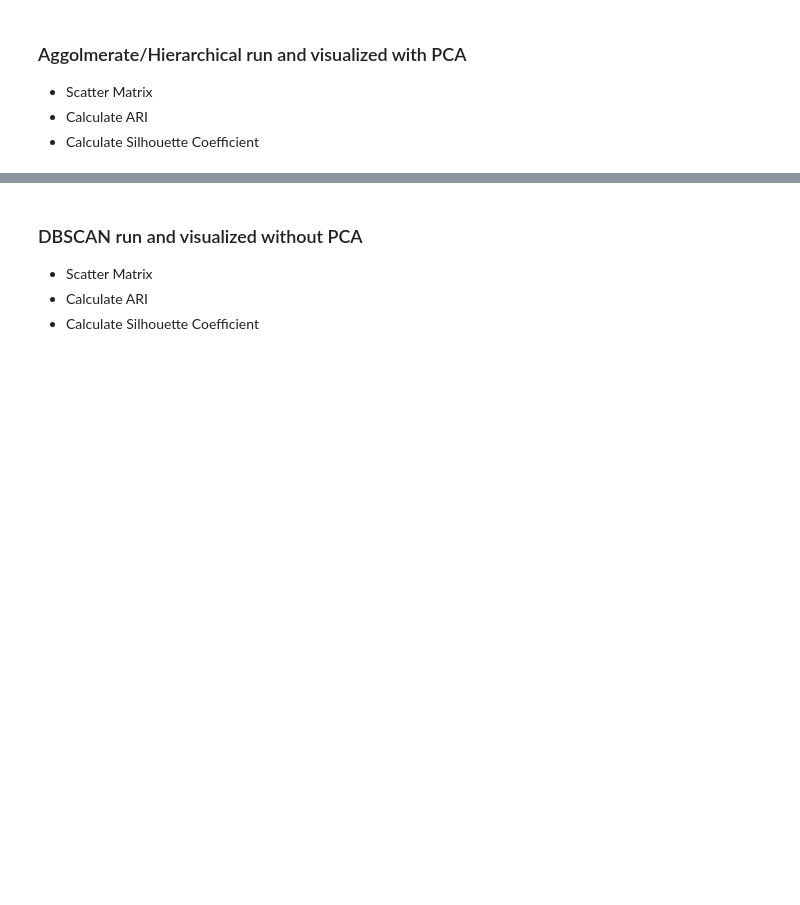
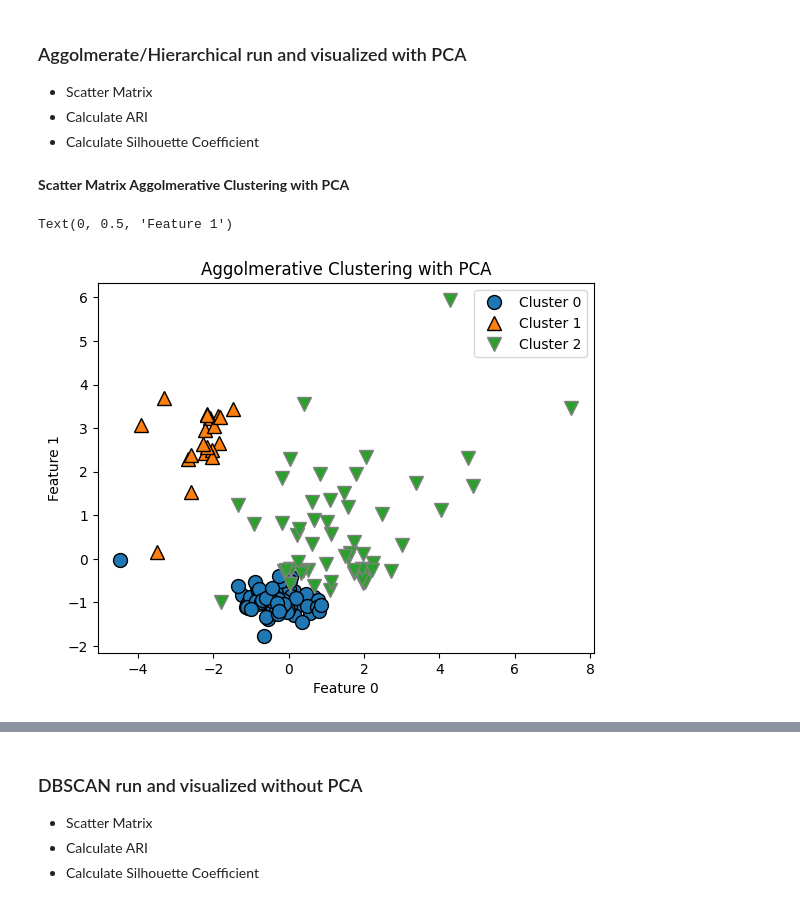
Before and after one commit to atoothman/Data-71200-Projects-, a Jupyter notebook: DATA_71200_Project_3_Glass_ID.ipynb, the cells around one changed output, grey strips where cells are left out. Drawn from its saved outputs; the diff is of its cells as text; code cells hidden in the pictures; blank space fills up the shorter version.

```diff
--- a/DATA_71200_Project_3_Glass_ID.ipynb
+++ b/DATA_71200_Project_3_Glass_ID.ipynb
@@ -758,3 +785,17 @@ for ax, algorithm in zip(axes[1:], algorithms):
 *  Scatter Matrix
 *  Calculate ARI
 *  Calculate Silhouette Coefficient
+# %% [markdown]
+ **Scatter Matrix Aggolmerative Clustering with PCA**
+# %%
+aggPCA = AgglomerativeClustering(n_clusters=3)
+assignment = aggPCA.fit_predict(X_train_pca)
+
+mglearn.discrete_scatter(X_train_pca[:, 0], X_train_pca[:, 1], assignment)
+plt.legend(["Cluster 0", "Cluster 1", "Cluster 2"], loc="best")
+plt.title("Aggolmerative Clustering with PCA")
+plt.xlabel("Feature 0")
+plt.ylabel("Feature 1")
+# %% [output]
+Text(0, 0.5, 'Feature 1')
+[figure, added]
```
Also changed, not shown: parts of 21 cells of this notebook.
